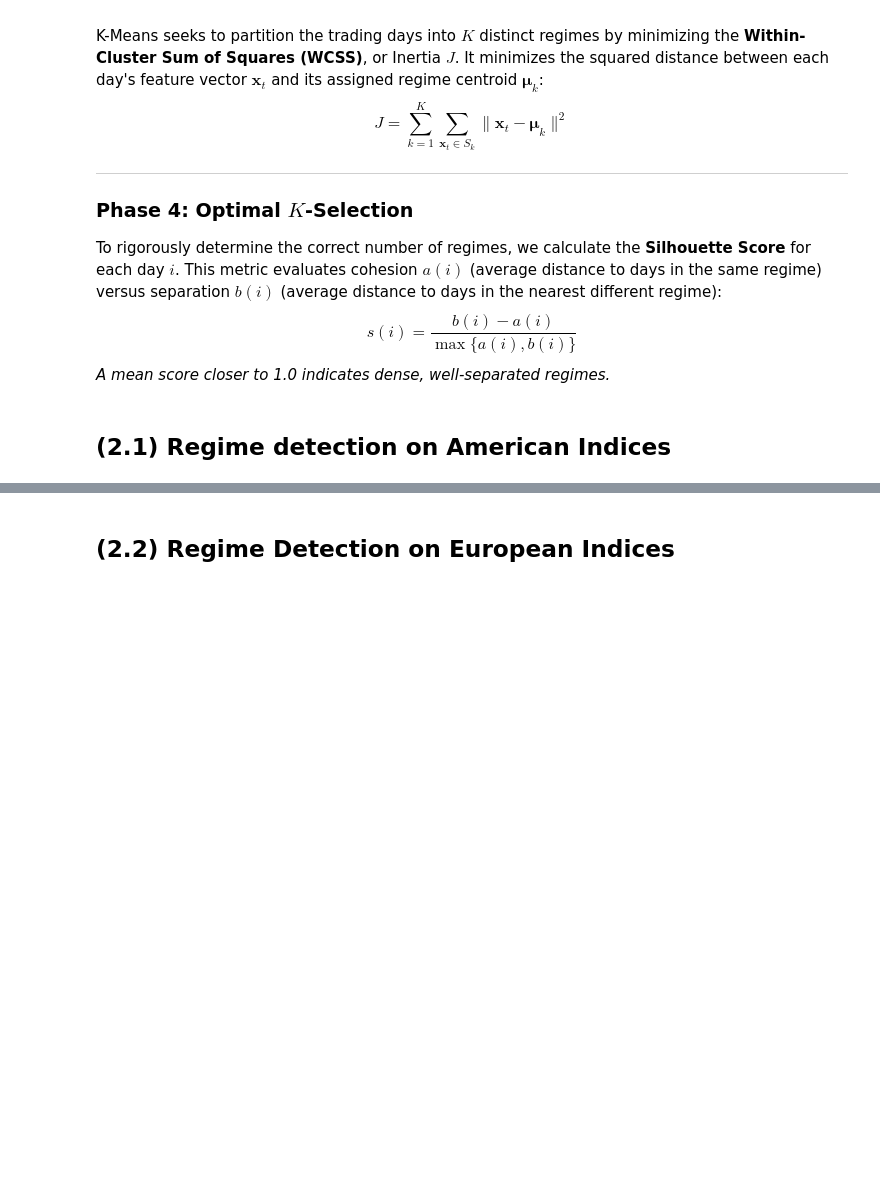
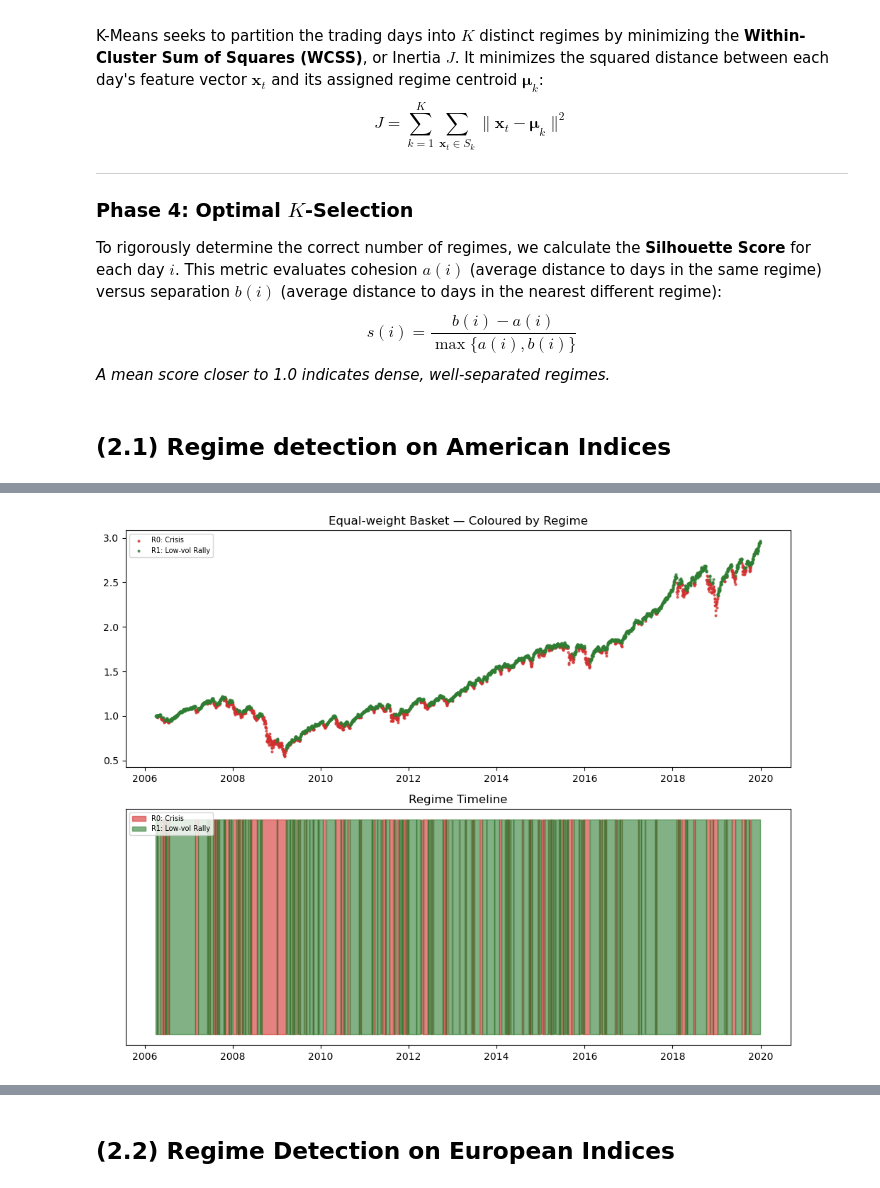
Before and after one commit to oscar10-wq/Algorithmic-Trading-via-Regime-Detection-and-Stock-Grouping-, a Jupyter notebook: results.ipynb, the cells around one changed output, grey strips where cells are left out. Saved outputs shown, nothing was run; the diff lists cells and outputs as text; code cells hidden in the pictures; blank space fills up the shorter version.

```diff
--- a/results.ipynb
+++ b/results.ipynb
@@ -202,8 +242,6 @@ skmeans_labels = rd_america.detect_regime_skmeans(N_S = 5, L = 100, h1 = 50, h2
 # %%
-
-rd_america.generate_signals()
-bt_america = rd_america.backtest(initial_capital=100)
-
 fig = rd_america.plot_regime_profile()
+# %% [output]
+[figure, added]
 # %%
 rd_america.plot_k_selection()
```
Also changed, not shown: parts of 35 cells of this notebook, 2 other files.
